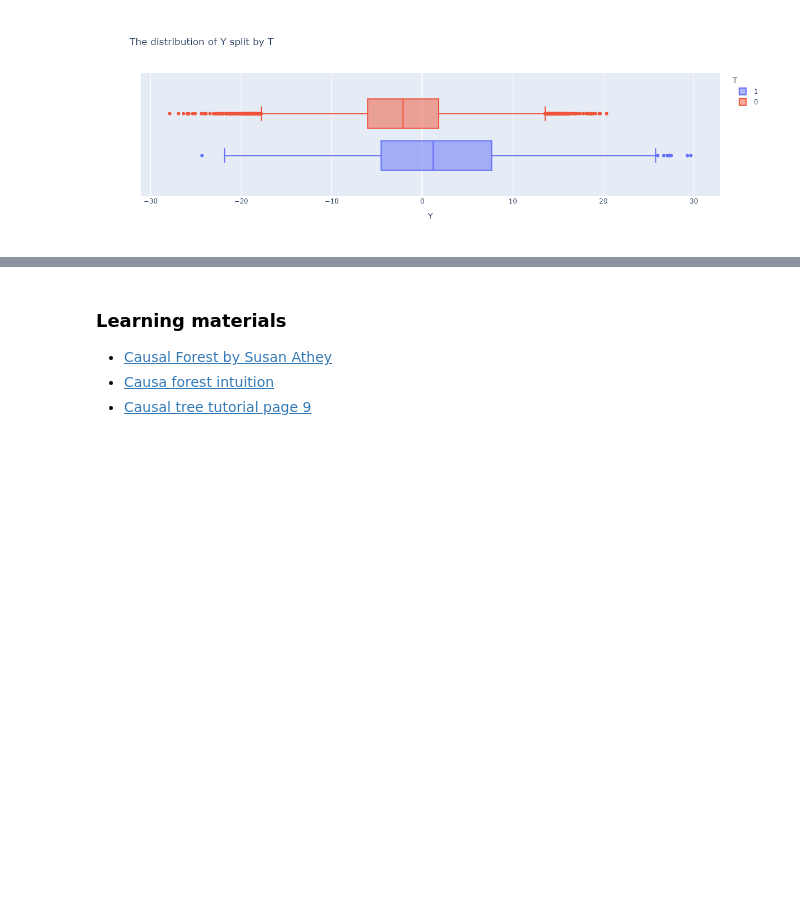
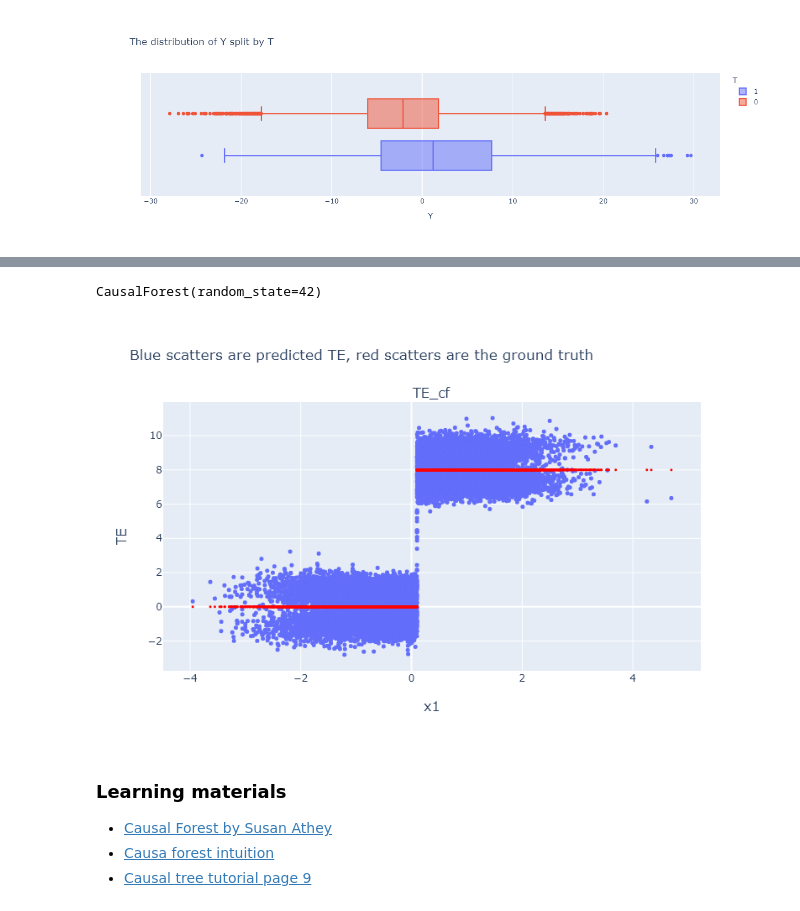
Before and after one commit to leowu4ever/causal-inference, a Jupyter notebook: docs/notebooks/causal_forest.ipynb, the cells around one changed output, grey strips where cells are left out. Saved outputs shown, nothing was run; the diff lists cells and outputs as text; code cells hidden in the pictures; blank space fills up the shorter version.

Commit message:
- ran econml causal forest model

```diff
--- a/docs/notebooks/causal_forest.ipynb
+++ b/docs/notebooks/causal_forest.ipynb
@@ -80,3 +84,36 @@ Causal forest is a method from generalised random forest. The split criterion of
+# %%
+from sklearn.model_selection import train_test_split
+from econml.grf import CausalForest
+
+t = df['T'].to_numpy()
+X = df[[f'x{i}' for i in range(10)]].to_numpy()
+y = df['Y'].to_numpy()
+TE = df['TE'].to_numpy()
+
+X_train, X_test, y_train, y_test, t_train, t_test, TE_train, TE_test = train_test_split(X, y, t, TE, stratify=t, random_state=42)
+
+cf = CausalForest(random_state=42)
+cf.fit(X=X_train, y=y_train, T=t_train)
+# %% [output]
+CausalForest(random_state=42)
+# %%
+import plotly.graph_objects as go
+from plotly.subplots import make_subplots
+
+df_test = pd.DataFrame(X_test, columns=[f'x{i}' for i in range(10)])
+df_test['TE_test'] = TE_test
+df_test['TE_cf'] = cf.predict(X_test)
+
+fig = make_subplots(rows=1, cols=1, x_title='x1', y_title='TE', column_titles=['TE_cf'])
+
+for idx, col in zip([1], ['TE_cf']):
+    fig.add_trace(go.Scatter(x=df_test['x1'], y=df_test['TE_cf'], mode='markers', name=col, marker=dict(color='#636efa', size=5)), row=1, col=idx)
+    fig.add_trace(go.Scatter(x=df_test['x1'], y=df_test['TE_test'], mode='markers', name='TE_test', marker=dict(color='red', size=3)), row=1, col=idx)
+
+fig.update_layout(width=800, height=500, showlegend=False, title='Blue scatters are predicted TE, red scatters are the ground truth').write_image('diagrams/causal_forest/comparison.png')
+Image('diagrams/causal_forest/comparison.png')
+# %% [output]
+[figure, added]
 # %% [markdown]
 ### Learning materials
 - [Causal Forest by Susan Athey](https://www.youtube.com/watch?v=oZoizsX3bts&list=PLoazKTcS0RzZ1SUgeOgc6SWt51gfT80N0&index=7)
```
Also changed, not shown: parts of 1 cell of this notebook, 1 other file.
